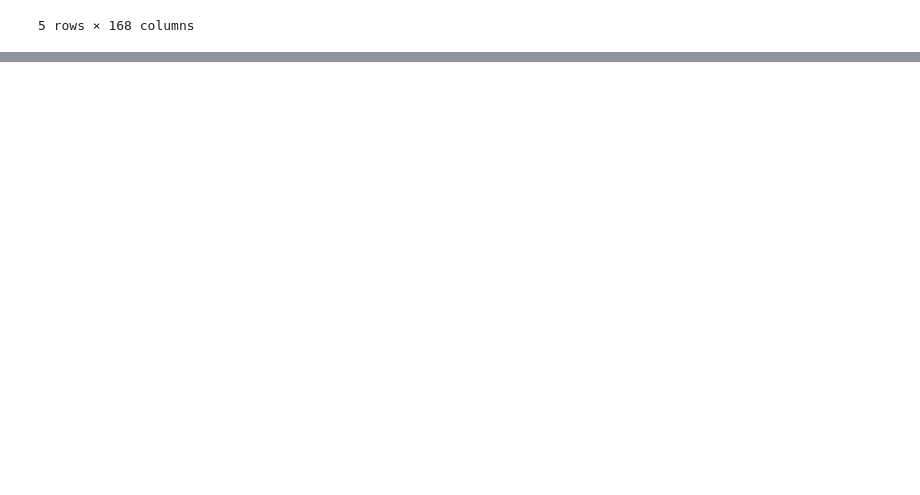
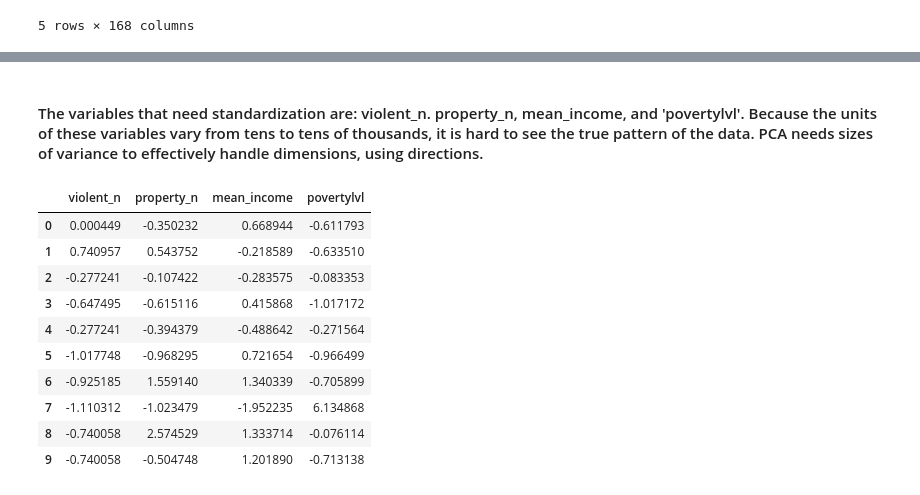
Before and after one commit to yina36oon-tech/CDS303-FINAL, a Jupyter notebook: FinalProject2.ipynb, the cells around one changed output, grey strips where cells are left out. Drawn from its saved outputs; the diff is of its cells as text; code cells hidden in the pictures; blank space fills up the shorter version.

```diff
--- a/FinalProject2.ipynb
+++ b/FinalProject2.ipynb
@@ -188,0 +201,3 @@ dc.head()
+# %%
+dc = dc.rename(columns={'DP03_0001E':  'employment', 'DP03_0063E':  'mean_income', 'DP03_0133PE': 'povertylvl'})
+dc.head()
@@ -188,0 +227,4 @@ dc.head()
+# %%
+dc['violent_n']  = dc[['homicide_n', 'robbery_n', 'assault_n', 'sexabuse_n']].sum(axis=1)
+dc['property_n'] = dc[['burglary_n', 'mv_theft_n', 'theftcar_n', 'theftoth_n']].sum(axis=1)
+dc.head()
@@ -188,0 +239,19 @@ dc.head()
+# %% [markdown]
+#### The variables that need standardization are: violent_n. property_n, mean_income, and 'povertylvl'. Because the units of these variables vary from tens to tens of thousands, it is hard to see the true pattern of the data. PCA needs sizes of variance to effectively handle dimensions, using directions.
+# %%
+from sklearn.preprocessing import StandardScaler
+dc_st = StandardScaler().fit_transform(dc[['violent_n', 'property_n', 'mean_income', 'povertylvl']])
+dc_st = pd.DataFrame(dc_st, columns = ['violent_n', 'property_n', 'mean_income', 'povertylvl'])
+dc_st.head(10)
+# %% [output]
+|  | violent_n | property_n | mean_income | povertylvl |
+| 0 | 0.000449 | -0.350232 | 0.668944 | -0.611793 |
+| 1 | 0.740957 | 0.543752 | -0.218589 | -0.633510 |
+| 2 | -0.277241 | -0.107422 | -0.283575 | -0.083353 |
+| 3 | -0.647495 | -0.615116 | 0.415868 | -1.017172 |
+| 4 | -0.277241 | -0.394379 | -0.488642 | -0.271564 |
+| 5 | -1.017748 | -0.968295 | 0.721654 | -0.966499 |
+| 6 | -0.925185 | 1.559140 | 1.340339 | -0.705899 |
+| 7 | -1.110312 | -1.023479 | -1.952235 | 6.134868 |
+| 8 | -0.740058 | 2.574529 | 1.333714 | -0.076114 |
+| 9 | -0.740058 | -0.504748 | 1.201890 | -0.713138 |
```
Also changed, not shown: parts of 10 cells of this notebook, 2 other files.
